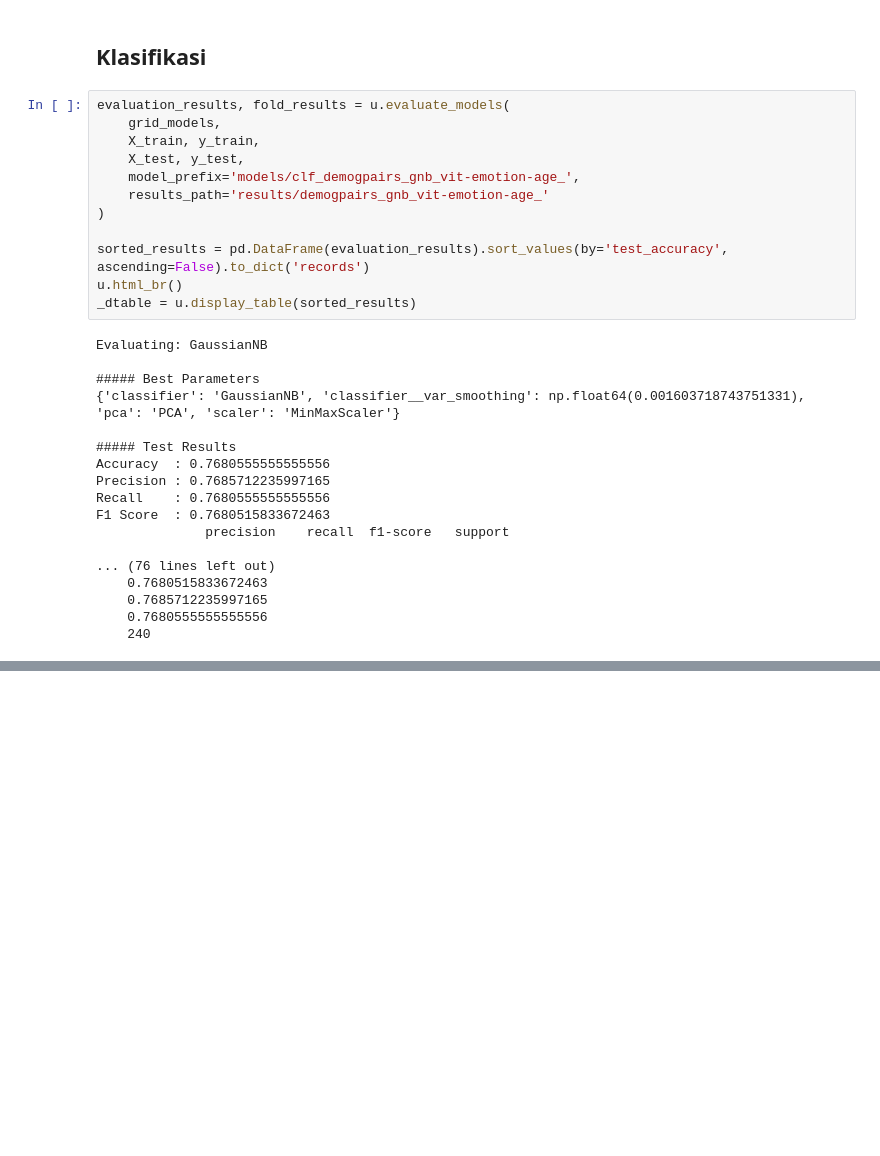
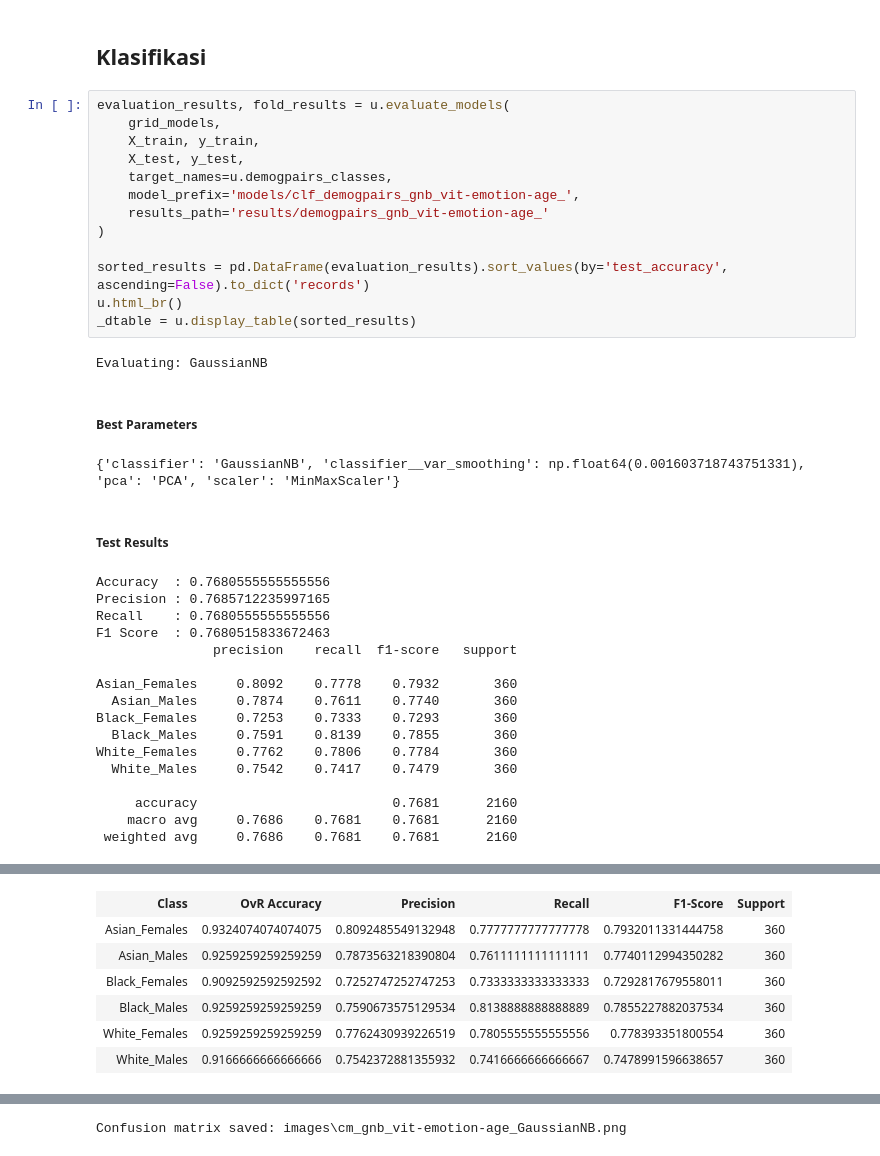
Before and after one commit to rafyakbar/face-race-gender-classification-using-multi-domain-vit, a Jupyter notebook: experiment/code/2.2.5_gnb_vit-emotion-age_demogpairs.ipynb, the cells around one changed output, grey strips where cells are left out. Saved outputs shown, nothing was run; the diff lists cells and outputs as text; blank space fills up the shorter version.

Commit message:
fix: update GNB notebooks (remove roc_auc_ovr, add target_names)

```diff
--- a/experiment/code/2.2.5_gnb_vit-emotion-age_demogpairs.ipynb
+++ b/experiment/code/2.2.5_gnb_vit-emotion-age_demogpairs.ipynb
@@ -97,6 +113,7 @@ evaluation_results, fold_results = u.evaluate_models(
     grid_models,
     X_train, y_train,
     X_test, y_test,
+    target_names=u.demogpairs_classes,
     model_prefix='models/clf_demogpairs_gnb_vit-emotion-age_',
     results_path='results/demogpairs_gnb_vit-emotion-age_'
 )
@@ -106,19 +123,22 @@ u.html_br()
 _dtable = u.display_table(sorted_results)
 # %% [output]
 Evaluating: GaussianNB
-
-##### Best Parameters
-{'classifier': 'GaussianNB', 'classifier__var_smoothing': np.float64(0.001603718743751331), 'pca': 'PCA', 'scaler': 'MinMaxScaler'}
-
-##### Test Results
-Accuracy  : 0.7680555555555556
-Precision : 0.7685712235997165
-Recall    : 0.7680555555555556
-F1 Score  : 0.7680515833672463
-              precision    recall  f1-score   support
-
-... (76 lines left out)
-    0.7680515833672463
-    0.7685712235997165
-    0.7680555555555556
-    240
+Best Parameters
+{'classifier': 'GaussianNB', 'classifier__var_smoothing': np.float64(0.001603718743751331), 'pca': 'PCA', 'scaler': 'MinMaxScaler'}
+Test Results
+Accuracy  : 0.7680555555555556
+Precision : 0.7685712235997165
+Recall    : 0.7680555555555556
+F1 Score  : 0.7680515833672463
+               precision    recall  f1-score   support
+
+Asian_Females     0.8092    0.7778    0.7932       360
+  Asian_Males     0.7874    0.7611    0.7740       360
+Black_Females     0.7253    0.7333    0.7293       360
+  Black_Males     0.7591    0.8139    0.7855       360
+White_Females     0.7762    0.7806    0.7784       360
+  White_Males     0.7542    0.7417    0.7479       360
+
+     accuracy                         0.7681      2160
+    macro avg     0.7686    0.7681    0.7681      2160
+ weighted avg     0.7686    0.7681    0.7681      2160
@@ -124,0 +146,7 @@ F1 Score  : 0.7680515833672463
+| Class | OvR Accuracy | Precision | Recall | F1-Score | Support |
+| Asian_Females | 0.9324074074074075 | 0.8092485549132948 | 0.7777777777777778 | 0.7932011331444758 | 360 |
+| Asian_Males | 0.9259259259259259 | 0.7873563218390804 | 0.7611111111111111 | 0.7740112994350282 | 360 |
+| Black_Females | 0.9092592592592592 | 0.7252747252747253 | 0.7333333333333333 | 0.7292817679558011 | 360 |
+| Black_Males | 0.9259259259259259 | 0.7590673575129534 | 0.8138888888888889 | 0.7855227882037534 | 360 |
+| White_Females | 0.9259259259259259 | 0.7762430939226519 | 0.7805555555555556 | 0.778393351800554 | 360 |
+| White_Males | 0.9166666666666666 | 0.7542372881355932 | 0.7416666666666667 | 0.7478991596638657 | 360 |
@@ -124,0 +154 @@ F1 Score  : 0.7680515833672463
+Confusion matrix saved: images\cm_gnb_vit-emotion-age_GaussianNB.png
```
Also changed, not shown: parts of 7 cells of this notebook, 6 other files.
